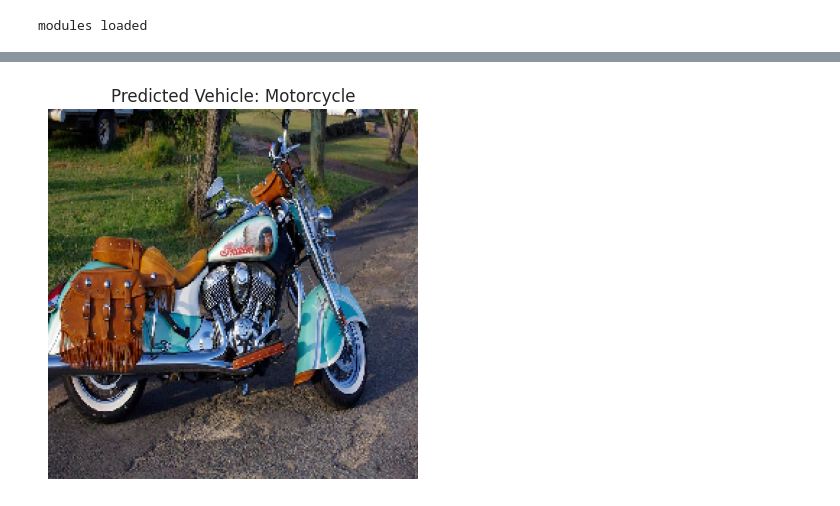
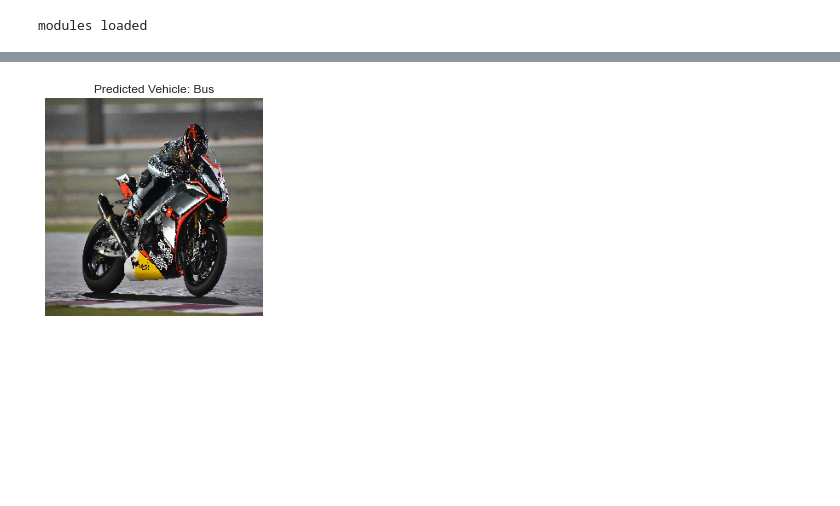
Before and after one commit to 64015161-Anuwat/Classification-of-vehicles, a Jupyter notebook: Load_WM2-New.ipynb, the cells around one changed output, grey strips where cells are left out. Drawn from its saved outputs; the diff is of its cells as text; code cells hidden in the pictures; blank space fills up the shorter version.

```diff
--- a/Load_WM2-New.ipynb
+++ b/Load_WM2-New.ipynb
@@ -144,4 +211,4 @@ predict_and_display(image_path_to_test, model, class_labels)
 # %%
-image_path_to_test = 'Dataset/motorcycle/Image_29.jpeg'
+image_path_to_test = 'Dataset/motorcycle/Image_1.jpeg'
 predict_and_display(image_path_to_test, model, class_labels)
 # %% [output]
@@ -149 +216 @@ predict_and_display(image_path_to_test, model, class_labels)
-[figure, old version]
+[figure, new version]
```
Also changed, not shown: parts of 21 cells of this notebook, 17 other files.
